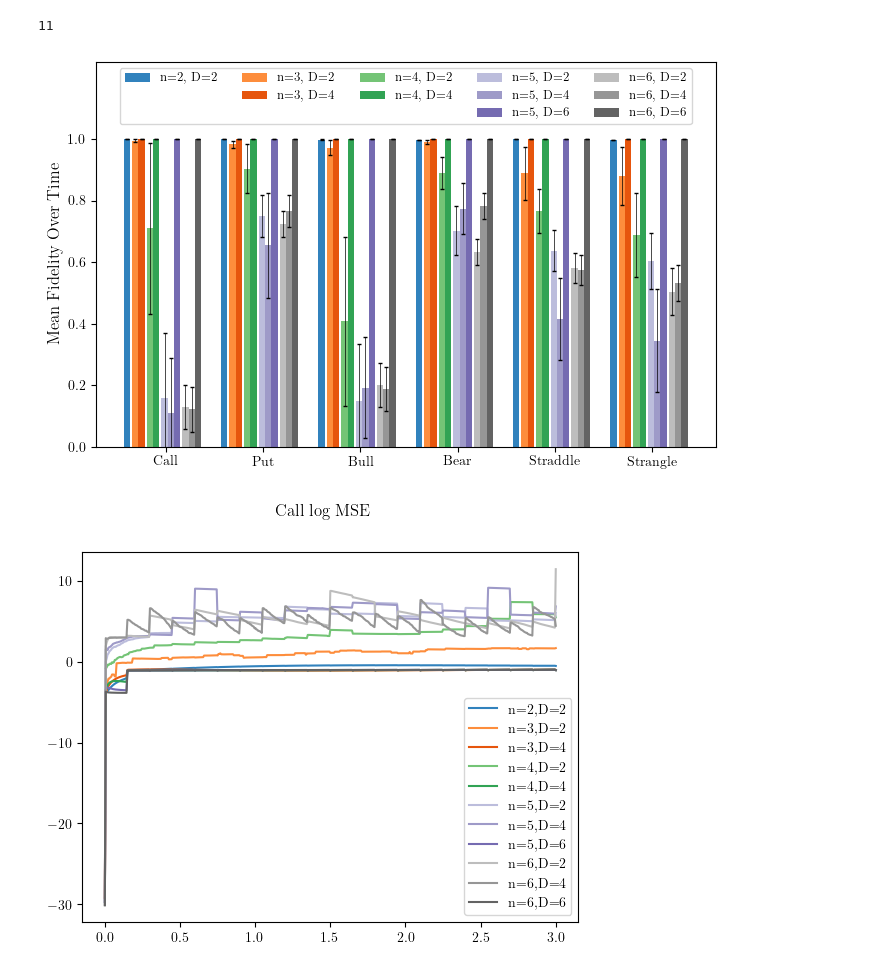
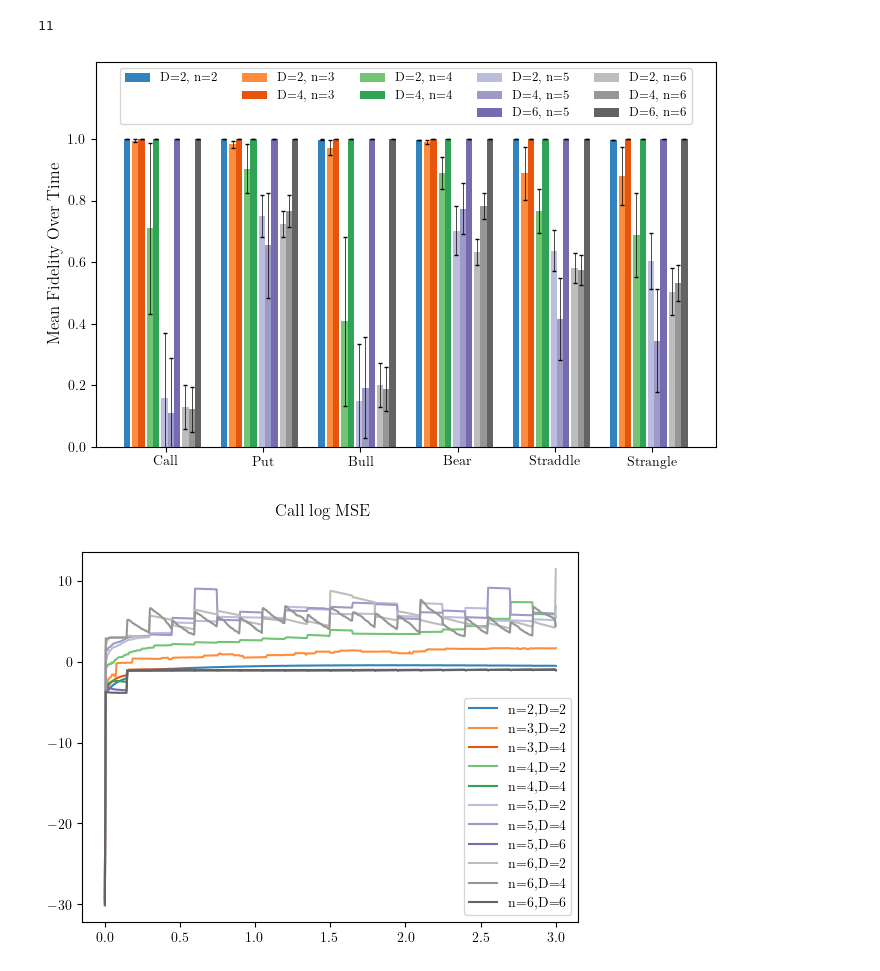
Before and after one commit to KnightShuffler/Quantum-Non-Unitary-Time-Evolution-Public-, a Jupyter notebook: black_scholes_figs.ipynb, the cells around one changed output. Cells and saved outputs as stored; diff of their text form; code cells hidden in the pictures.

```diff
--- a/black_scholes_figs.ipynb
+++ b/black_scholes_figs.ipynb
@@ -21,7 +21,7 @@ figpath='figs/black_scholes/'
 colors = list(map(plt.cm.tab20c, range(20)))
 def get_color(n,Di):
     return colors[(n-2)*4 + ( o_index:=((n+1)//2 - Di - 1) )]
-markers = 'so^*d'
+markers = 'so^d*'
 styles = ['solid', 'dashed', 'dashdot']
 
 h = []
@@ -77,9 +77,9 @@ for oi, option_type in enumerate(options:=['call','put','BULL','BEAR','STRADDLE'
     add_text(ax, -0.25 + (oi%2)*0.1 ,0.5, f"({chr(ord('a')+oi)})", size=11)
 
 for i in range(2):
-    axs[-1][i].set_xlabel(r'Asset Price: $x$')
+    axs[-1][i].set_xlabel(r'Asset Price: $x$',fontsize=12)
 for i in range(3):
-    axs[i][0].set_ylabel(r'Option Price: $u(x,T)$')
+    axs[i][0].set_ylabel(r'Option Price: $u(x,T)$',fontsize=12)
 ax.set_xlim([Smin-1,Smax+1])
 ax.set_xticks(np.arange(Smin,Smax+10,30))
 ax.set_xticks(np.arange(Smin,Smax+10,10),minor=True)
@@ -193,37 +193,38 @@ h = []
 
 for n in np.arange(2,6+1,1):
     for Di,D in enumerate(np.arange(2,n+2,2)):
         means = mean_fid[:,n-2,Di]
         b = ax.bar(x + bar_multiplier*bar_width + num_multiplier*num_gap,
-               means, bar_width, label=f'{n=}, {D=}',
+               means, bar_width,
+               label=f'{D=}, {n=}',
                color=colors[(n-2)*4 + ( o_index:=((n+1)//2 - Di - 1) )])
         ax.errorbar(x + bar_multiplier*bar_width + num_multiplier*num_gap,
                     means, yerr=std_fid[:,n-2,Di],
                     fmt='none',
                     # color=colors[(n-2)*4 + ( o_index:=((n+1)//2 - Di - 1) )]
                     color='k',linewidth=0.5,capsize=1.5
                     )
         h.append(b)
         bar_multiplier += 1
     for j in range(Di+1,3):
         b, = ax.plot(np.NaN, np.NaN, '-', color='none', label=' ')
         h.append(b)
     num_multiplier += 1
 
 ax.legend(handles=h,loc='upper center',ncols=5, prop={'size':9})
 ax.set_ylim([0,1.25])
 ax.set_yticks(np.arange(0,1.0+(skip:=0.2),skip))
 ax.set_xticks(x + opt_width/2, labels=[op.title() for op in options])
 ax.set_ylabel('Mean Fidelity Over Time',fontsize=12)
 
 # fig.suptitle('Mean Fidelity Over Time')
 figpath = 'figs/black_scholes/'
 figname = 'mean_fidelity'
-fig.savefig(figpath+figname+'.pdf',dpi=300)
-fig.savefig(figpath+figname+'.png',dpi=300)
+fig.savefig(figpath+figname+'.pdf',dpi=300, bbox_inches='tight')
+fig.savefig(figpath+figname+'.png',dpi=300, bbox_inches='tight')
 plt.show()
 # %% [output]
-[figure, old version]
+[figure, new version]
 # %%
 for oi,option in enumerate(options):
     for n in range(2,6+1):
```
Also changed, not shown: parts of 1 cell of this notebook.
